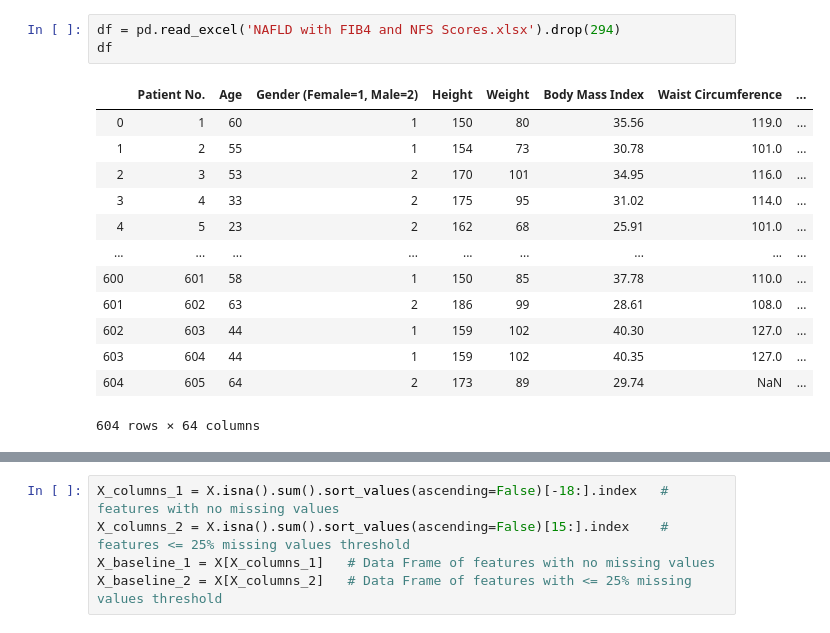
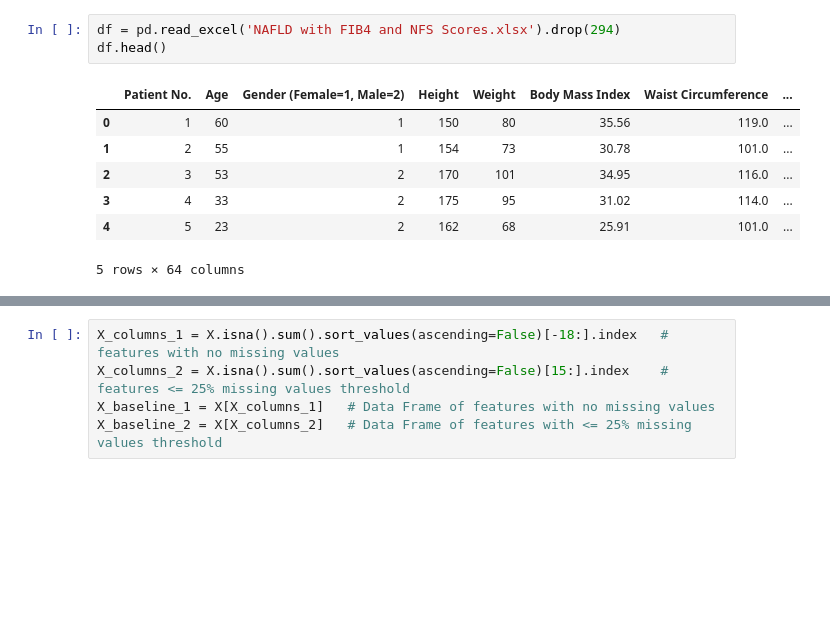
Before and after one commit to ali0jn/Nonalcoholic-Fatty-Liver-Disease, a Jupyter notebook: NAFLD_further_analysis.ipynb, the cells around one changed output, grey strips where cells are left out. Saved outputs shown, nothing was run; the diff lists cells and outputs as text; blank space fills up the shorter version.

```diff
--- a/NAFLD_further_analysis.ipynb
+++ b/NAFLD_further_analysis.ipynb
@@ -7,20 +8,14 @@ ModuleNotFoundError: No module named 'impyute'
 # %%
 df = pd.read_excel('NAFLD with FIB4 and NFS Scores.xlsx').drop(294)
-df
+df.head()
 # %% [output]
 |  | Patient No. | Age | Gender (Female=1, Male=2) | Height | Weight | Body Mass Index | Waist Circumference | ... |
 | 0 | 1 | 60 | 1 | 150 | 80 | 35.56 | 119.0 | ... |
 | 1 | 2 | 55 | 1 | 154 | 73 | 30.78 | 101.0 | ... |
 | 2 | 3 | 53 | 2 | 170 | 101 | 34.95 | 116.0 | ... |
 | 3 | 4 | 33 | 2 | 175 | 95 | 31.02 | 114.0 | ... |
 | 4 | 5 | 23 | 2 | 162 | 68 | 25.91 | 101.0 | ... |
-| ... | ... | ... | ... | ... | ... | ... | ... | ... |
-| 600 | 601 | 58 | 1 | 150 | 85 | 37.78 | 110.0 | ... |
-| 601 | 602 | 63 | 2 | 186 | 99 | 28.61 | 108.0 | ... |
-| 602 | 603 | 44 | 1 | 159 | 102 | 40.30 | 127.0 | ... |
-| 603 | 604 | 44 | 1 | 159 | 102 | 40.35 | 127.0 | ... |
-| 604 | 605 | 64 | 2 | 173 | 89 | 29.74 | NaN | ... |
-604 rows × 64 columns
+5 rows × 64 columns
 # %%
 X = pd.concat([df.iloc[:,1:-13], df[['FIB-4', 'NFS']]], axis=1)
 X = X.drop(['Height', 'Weight'], axis=1)
```
Also changed, not shown: parts of 15 cells of this notebook, 3 other files.
